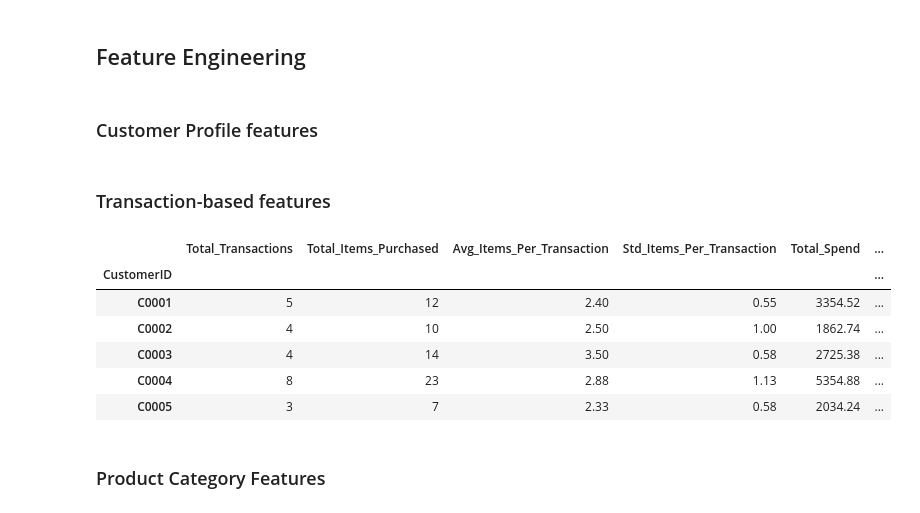
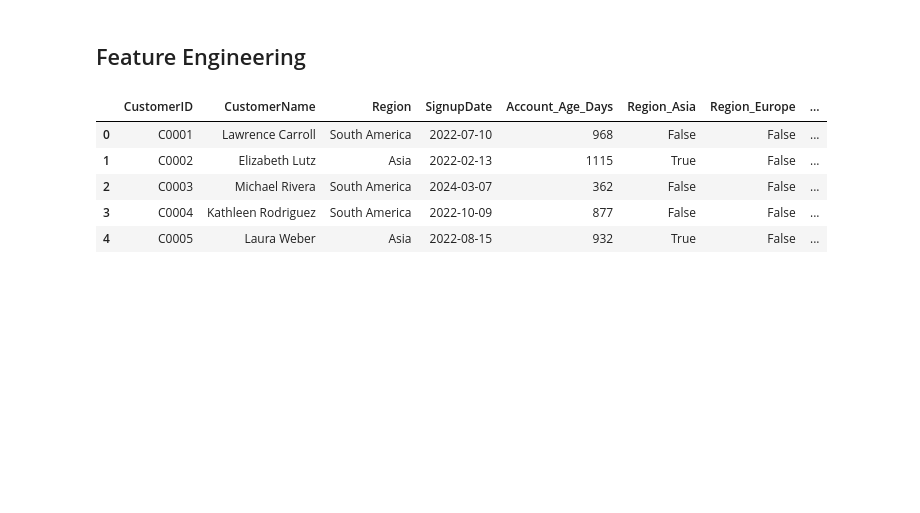
Before and after one commit to TejasShinkar12/eCommerce-Transactions-Analysis-and-Customer-Segmentation, a Jupyter notebook: notebooks/Lookalike.ipynb, the cells around one changed output. Drawn from its saved outputs; the diff is of its cells as text; code cells hidden in the pictures; blank space fills up the shorter version.

```diff
--- a/notebooks/Lookalike.ipynb
+++ b/notebooks/Lookalike.ipynb
@@ -44,11 +52,21 @@ transactions.head()
 | 4 | T00363 | C0070 | P067 | 2024-03-21 15:10:10 | 3 | 902.04 | 300.68 |
 # %% [markdown]
 ## Feature Engineering
-# %% [markdown]
-### Customer Profile features
+# %%
+# build content features
+customers['SignupDate'] = pd.to_datetime(customers['SignupDate'])
+reference_date = pd.to_datetime(dt.date.today())
+customers['Account_Age_Days'] = (reference_date - customers['SignupDate']).dt.days
 # %%
-# One-hot encode Region
+# one-hot encode region features
 region_dummies = pd.get_dummies(customers['Region'], prefix='Region')
-customers_encoded = pd.concat([customers, region_dummies], axis=1)
-customers_encoded.drop('Region', axis=1, inplace=True)
-# customers_encoded.head()
+customers = pd.concat([customers, region_dummies], axis=1)
+
+customers.head()
+# %% [output]
+|  | CustomerID | CustomerName | Region | SignupDate | Account_Age_Days | Region_Asia | Region_Europe | ... |
+| 0 | C0001 | Lawrence Carroll | South America | 2022-07-10 | 968 | False | False | ... |
+| 1 | C0002 | Elizabeth Lutz | Asia | 2022-02-13 | 1115 | True | False | ... |
+| 2 | C0003 | Michael Rivera | South America | 2024-03-07 | 362 | False | False | ... |
+| 3 | C0004 | Kathleen Rodriguez | South America | 2022-10-09 | 877 | False | False | ... |
+| 4 | C0005 | Laura Weber | Asia | 2022-08-15 | 932 | True | False | ... |
@@ -61,2 +72,0 @@ customers_encoded['Account_Age_Days'] = (pd.Timestamp.now() - customers_encoded[
-# %% [markdown]
-### Transaction-based features
@@ -88,19 +72,0 @@ transaction_features= transaction_features.rename(columns={
-# %%
-# convert date columns to datetime
-transaction_features['First_Purchase_Date'] = pd.to_datetime(transaction_features['First_Purchase_Date'])
-transaction_features['Last_Purchase_Date'] = pd.to_datetime(transaction_features['Last_Purchase_Date'])
-
-# calculate days between first and last purchase
-transaction_features['Purchase_Timespan_Days'] = (transaction_features['Last_Purchase_Date'] - transaction_features['First_Purchase_Date']).dt.days
-
-transaction_features.head()
-# %% [output]
-|  | Total_Transactions | Total_Items_Purchased | Avg_Items_Per_Transaction | Std_Items_Per_Transaction | Total_Spend | ... |
-| CustomerID |  |  |  |  |  | ... |
-| C0001 | 5 | 12 | 2.40 | 0.55 | 3354.52 | ... |
-| C0002 | 4 | 10 | 2.50 | 1.00 | 1862.74 | ... |
-| C0003 | 4 | 14 | 3.50 | 0.58 | 2725.38 | ... |
-| C0004 | 8 | 23 | 2.88 | 1.13 | 5354.88 | ... |
-| C0005 | 3 | 7 | 2.33 | 0.58 | 2034.24 | ... |
-# %% [markdown]
-### Product Category Features
```
Also changed, not shown: parts of 21 cells of this notebook, 1 other file.
